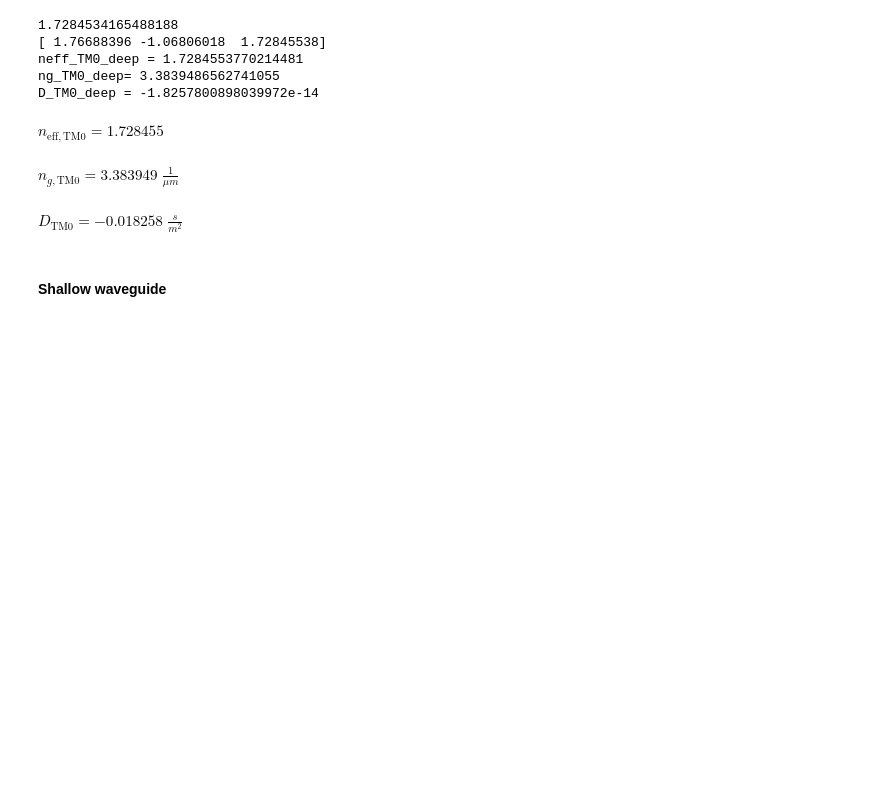
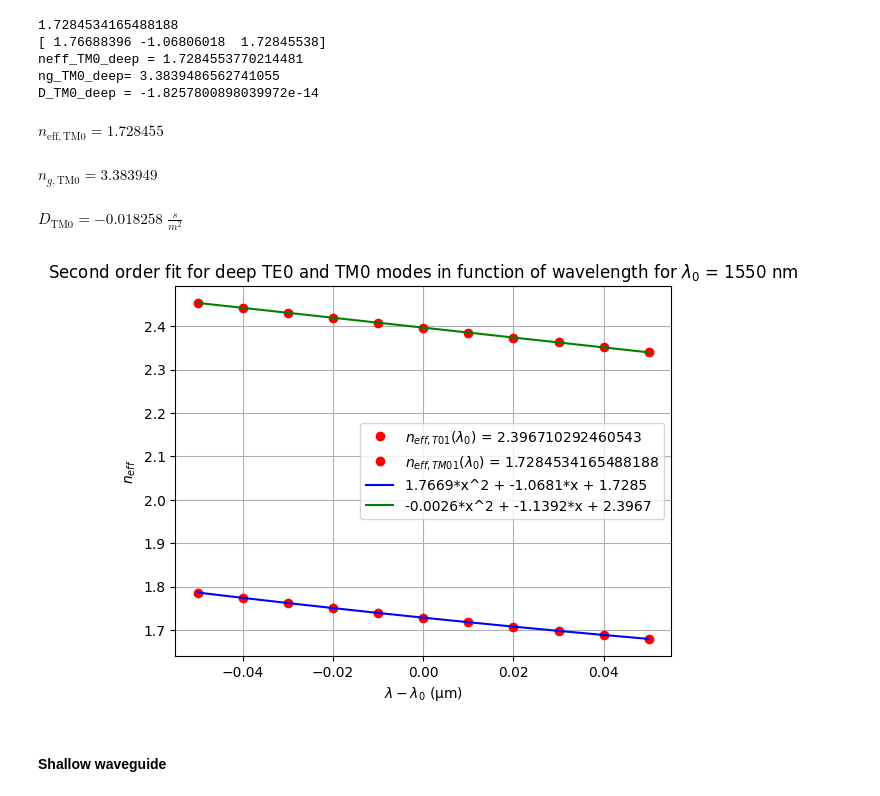
Before and after one commit to DBAEASE/pic-upv-lab1, a Jupyter notebook: WAVEGUIDES_Student.ipynb, the cells around one changed output. Drawn from its saved outputs; the diff is of its cells as text; code cells hidden in the pictures; blank space fills up the shorter version.

```diff
--- a/WAVEGUIDES_Student.ipynb
+++ b/WAVEGUIDES_Student.ipynb
@@ -1438,13 +1496,39 @@ D_m = D*1e12
 # Display results in LaTeX format
 display(Math(rf'n_{{\mathrm{{eff,TM0}}}} = {p_TM[2]:.6f}'))
 
-display(Math(rf'n_{{g,\mathrm{{TM0}}}} = {ng_TM0:.6f}\;\frac{{1}}{{\mu m}}'))
+display(Math(rf'n_{{g,\mathrm{{TM0}}}} = {ng_TM0:.6f}'))
 
 display(Math(rf'D_{{\mathrm{{TM0}}}} = {D_m:.6f}\;\frac{{s}}{{m^2}}'))
 # %% [output]
 $\displaystyle n_{\mathrm{eff,TM0}} = 1.728455$
-$\displaystyle n_{g,\mathrm{TM0}} = 3.383949\;\frac{1}{\mu m}$
+$\displaystyle n_{g,\mathrm{TM0}} = 3.383949$
 $\displaystyle D_{\mathrm{TM0}} = -0.018258\;\frac{s}{m^2}$
+# %%
+#Combine plot
+
+# Ajuste a segundo orden
+lambda_0_latex = r'\lambda_0'
+neff_latex_T01 = r'n_{eff,T01}'
+neff_latex_TM01 = r'n_{eff,TM01}'
+plt.plot(wavelength,res_neff[:,0].real,'ro',label=f'${neff_latex_T01}$(${lambda_0_latex}$) = {res_neff[5,0].real}')
+plt.plot(wavelength,res_neff[:,1].real,'ro',label=f'${neff_latex_TM01}$(${lambda_0_latex}$) = {res_neff[5,1].real}')
+
+p_TM = np.polyfit(wavelength,res_neff[:,1].real,2)
+plt.plot(wavelength,np.polyval(p_TM, wavelength),color='blue',label=f'{round(p_TM[0], 4)}*x^2 + {round(p_TM[1], 4)}*x + {round(p_TM[2], 4)}')
+p = np.polyfit(wavelength,res_neff[:,0].real,2)
+plt.plot(wavelength,np.polyval(p, wavelength),color='green',label=f'{round(p[0], 4)}*x^2 + {round(p[1], 4)}*x + {round(p[2], 4)}')
+
+lambda_0_latex = r'\lambda_0'
+plt.title(f"Second order fit for deep TE0 and TM0 modes in function of wavelength for ${lambda_0_latex}$ = 1550 nm")
+latex = r'\lambda-\lambda_0'
+plt.xlabel(f'${latex}$ (μm)')
+neff_latex = r'n_{eff}'
+plt.ylabel(f'${neff_latex}$')
+plt.grid()
+plt.legend()
+plt.show()
+# %% [output]
+[figure, added]
 # %% [markdown]
 #### Shallow waveguide
 # %% [markdown]
```
Also changed, not shown: parts of 47 cells of this notebook, 1 other file.
